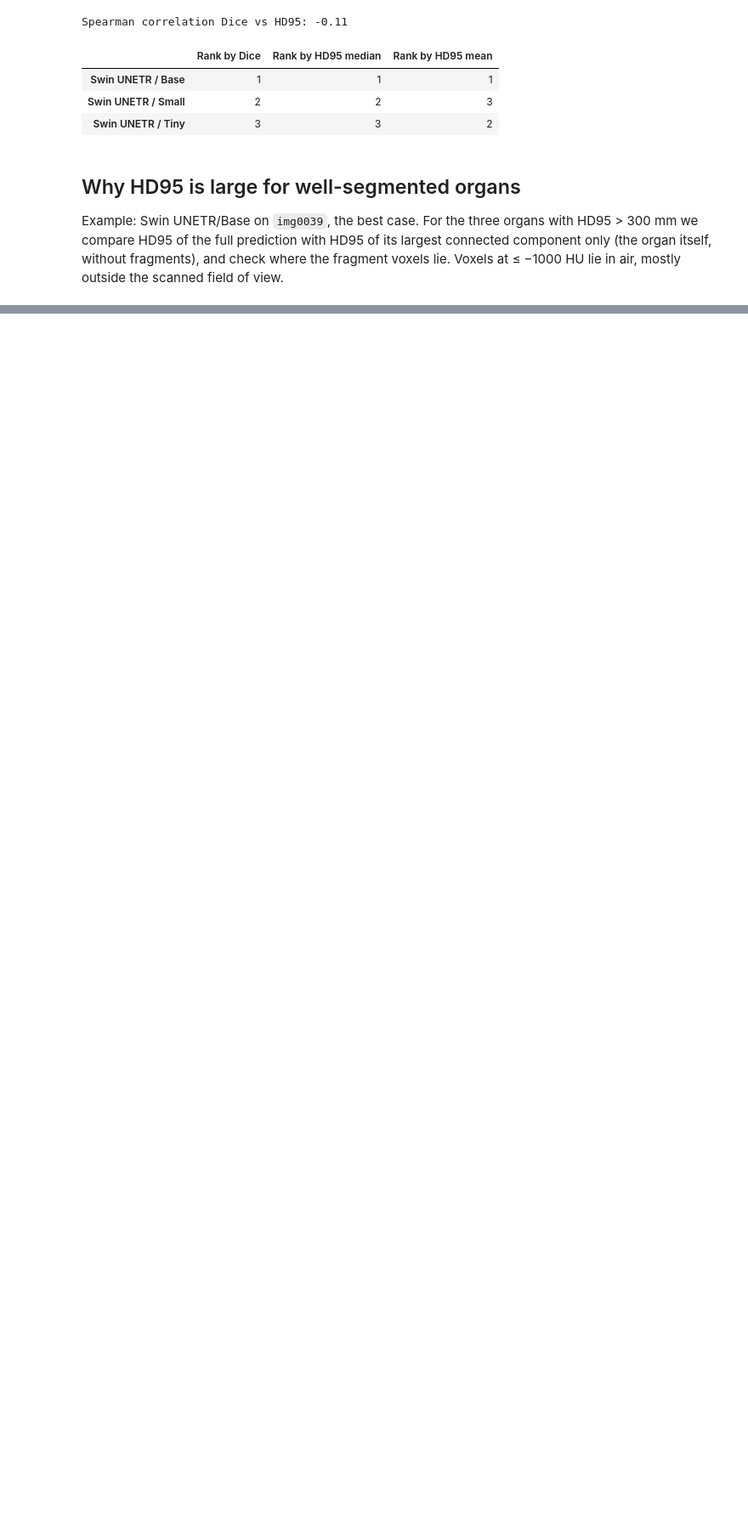
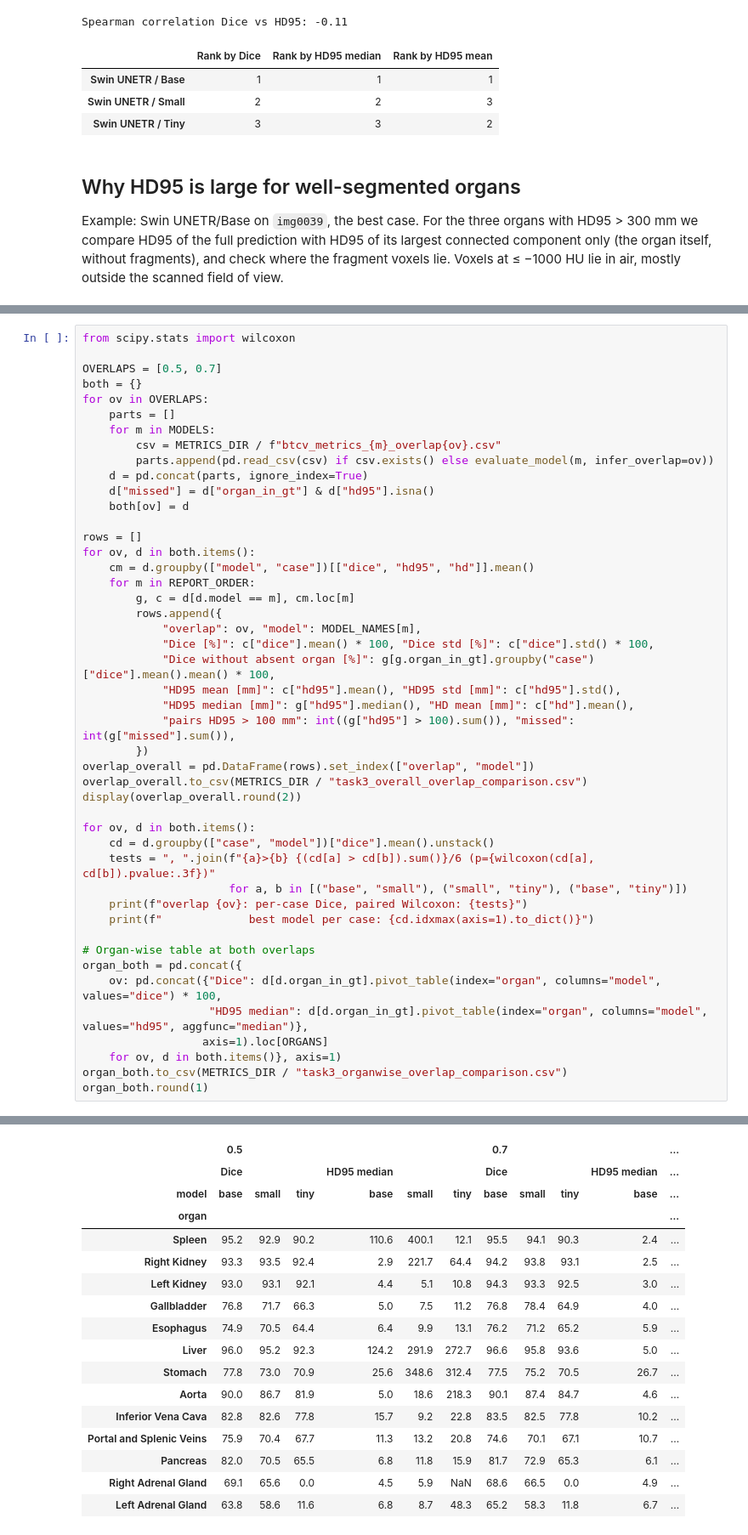
Before and after one commit to Paula-Gal/FoundationsAIMB_Mini-Project_Segmentation-Public, a Jupyter notebook: notebooks/03_quantitative_eval.ipynb, the cells around one changed output, grey strips where cells are left out. Shown at 85% size. Drawn from its saved outputs; the diff is of its cells as text; blank space fills up the shorter version.

```diff
--- a/notebooks/03_quantitative_eval.ipynb
+++ b/notebooks/03_quantitative_eval.ipynb
@@ -315,0 +320,47 @@ pd.DataFrame(rows).set_index("organ").round(2)
+# %%
+from scipy.stats import wilcoxon
+
+OVERLAPS = [0.5, 0.7]
+both = {}
+for ov in OVERLAPS:
+    parts = []
+    for m in MODELS:
+        csv = METRICS_DIR / f"btcv_metrics_{m}_overlap{ov}.csv"
+        parts.append(pd.read_csv(csv) if csv.exists() else evaluate_model(m, infer_overlap=ov))
+    d = pd.concat(parts, ignore_index=True)
+    d["missed"] = d["organ_in_gt"] & d["hd95"].isna()
+    both[ov] = d
+
+rows = []
+for ov, d in both.items():
+    cm = d.groupby(["model", "case"])[["dice", "hd95", "hd"]].mean()
+    for m in REPORT_ORDER:
+        g, c = d[d.model == m], cm.loc[m]
+        rows.append({
+            "overlap": ov, "model": MODEL_NAMES[m],
+            "Dice [%]": c["dice"].mean() * 100, "Dice std [%]": c["dice"].std() * 100,
+            "Dice without absent organ [%]": g[g.organ_in_gt].groupby("case")["dice"].mean().mean() * 100,
+            "HD95 mean [mm]": c["hd95"].mean(), "HD95 std [mm]": c["hd95"].std(),
+            "HD95 median [mm]": g["hd95"].median(), "HD mean [mm]": c["hd"].mean(),
+            "pairs HD95 > 100 mm": int((g["hd95"] > 100).sum()), "missed": int(g["missed"].sum()),
+        })
+overlap_overall = pd.DataFrame(rows).set_index(["overlap", "model"])
+overlap_overall.to_csv(METRICS_DIR / "task3_overall_overlap_comparison.csv")
+display(overlap_overall.round(2))
+
+for ov, d in both.items():
+    cd = d.groupby(["case", "model"])["dice"].mean().unstack()
+    tests = ", ".join(f"{a}>{b} {(cd[a] > cd[b]).sum()}/6 (p={wilcoxon(cd[a], cd[b]).pvalue:.3f})"
+                      for a, b in [("base", "small"), ("small", "tiny"), ("base", "tiny")])
+    print(f"overlap {ov}: per-case Dice, paired Wilcoxon: {tests}")
+    print(f"             best model per case: {cd.idxmax(axis=1).to_dict()}")
+
+# Organ-wise table at both overlaps
+organ_both = pd.concat({
+    ov: pd.concat({"Dice": d[d.organ_in_gt].pivot_table(index="organ", columns="model", values="dice") * 100,
+                   "HD95 median": d[d.organ_in_gt].pivot_table(index="organ", columns="model", values="hd95", aggfunc="median")},
+                  axis=1).loc[ORGANS]
+    for ov, d in both.items()}, axis=1)
+organ_both.to_csv(METRICS_DIR / "task3_organwise_overlap_comparison.csv")
+organ_both.round(1)
+# %% [output]
@@ -315,0 +379,17 @@ pd.DataFrame(rows).set_index("organ").round(2)
+|  | 0.5 |  |  |  |  |  | 0.7 |  |  |  | ... |
+|  | Dice |  |  | HD95 median |  |  | Dice |  |  | HD95 median | ... |
+| model | base | small | tiny | base | small | tiny | base | small | tiny | base | ... |
+| organ |  |  |  |  |  |  |  |  |  |  | ... |
+| Spleen | 95.2 | 92.9 | 90.2 | 110.6 | 400.1 | 12.1 | 95.5 | 94.1 | 90.3 | 2.4 | ... |
+| Right Kidney | 93.3 | 93.5 | 92.4 | 2.9 | 221.7 | 64.4 | 94.2 | 93.8 | 93.1 | 2.5 | ... |
+| Left Kidney | 93.0 | 93.1 | 92.1 | 4.4 | 5.1 | 10.8 | 94.3 | 93.3 | 92.5 | 3.0 | ... |
+| Gallbladder | 76.8 | 71.7 | 66.3 | 5.0 | 7.5 | 11.2 | 76.8 | 78.4 | 64.9 | 4.0 | ... |
+| Esophagus | 74.9 | 70.5 | 64.4 | 6.4 | 9.9 | 13.1 | 76.2 | 71.2 | 65.2 | 5.9 | ... |
+| Liver | 96.0 | 95.2 | 92.3 | 124.2 | 291.9 | 272.7 | 96.6 | 95.8 | 93.6 | 5.0 | ... |
+| Stomach | 77.8 | 73.0 | 70.9 | 25.6 | 348.6 | 312.4 | 77.5 | 75.2 | 70.5 | 26.7 | ... |
+| Aorta | 90.0 | 86.7 | 81.9 | 5.0 | 18.6 | 218.3 | 90.1 | 87.4 | 84.7 | 4.6 | ... |
+| Inferior Vena Cava | 82.8 | 82.6 | 77.8 | 15.7 | 9.2 | 22.8 | 83.5 | 82.5 | 77.8 | 10.2 | ... |
+| Portal and Splenic Veins | 75.9 | 70.4 | 67.7 | 11.3 | 13.2 | 20.8 | 74.6 | 70.1 | 67.1 | 10.7 | ... |
+| Pancreas | 82.0 | 70.5 | 65.5 | 6.8 | 11.8 | 15.9 | 81.7 | 72.9 | 65.3 | 6.1 | ... |
+| Right Adrenal Gland | 69.1 | 65.6 | 0.0 | 4.5 | 5.9 | NaN | 68.6 | 66.5 | 0.0 | 4.9 | ... |
+| Left Adrenal Gland | 63.8 | 58.6 | 11.6 | 6.8 | 8.7 | 48.3 | 65.2 | 58.3 | 11.8 | 6.7 | ... |
```
Also changed, not shown: parts of 6 cells of this notebook, 6 other files.
